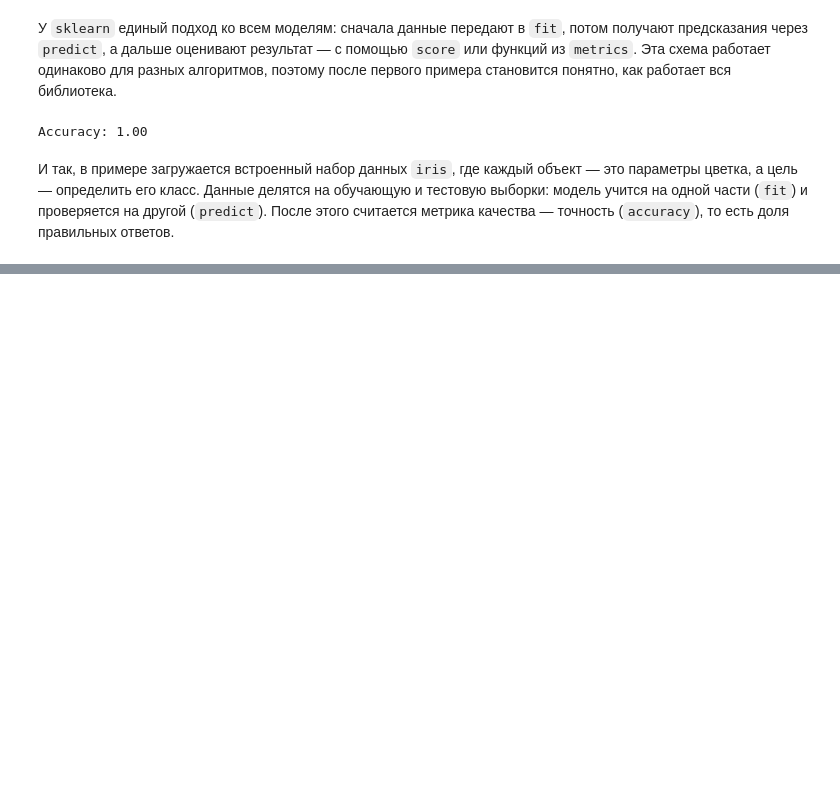
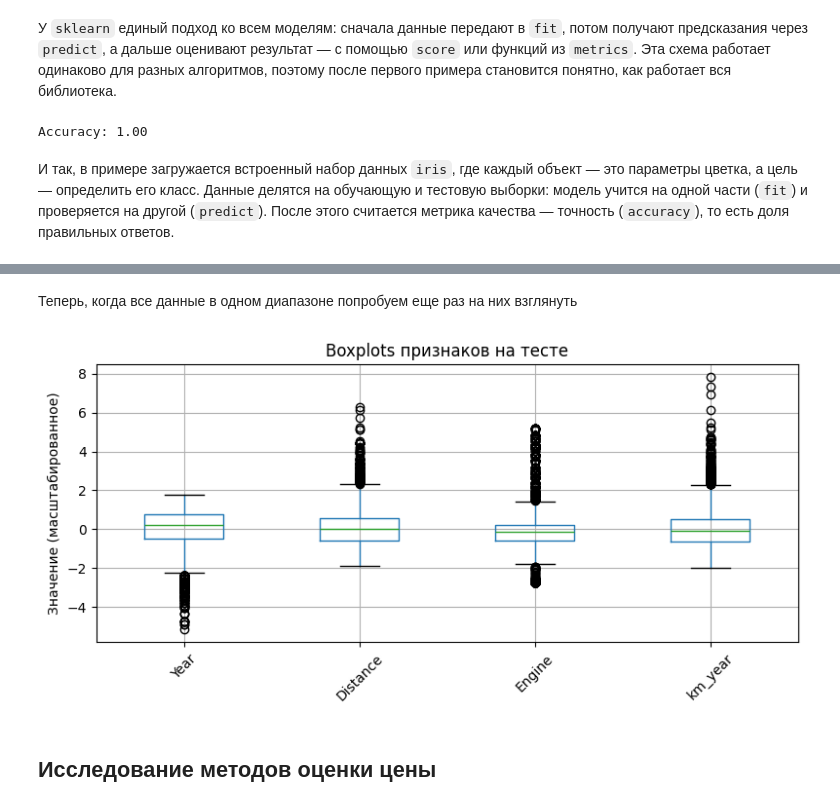
Before and after one commit to MVRonkin/BasicDataAnalysisCourse, a Jupyter notebook: Workshops/04_SKLearnBasics.ipynb, the cells around one changed output, grey strips where cells are left out. Cells and saved outputs as stored; diff of their text form; code cells hidden in the pictures; blank space fills up the shorter version.

```diff
--- a/Workshops/04_SKLearnBasics.ipynb
+++ b/Workshops/04_SKLearnBasics.ipynb
@@ -92,0 +155,3 @@ Accuracy: 1.00
+# %%
+X_train, X_test, y_train, y_test = train_test_split(X, y, test_size=0.3, random_state=42)
+pd.DataFrame(X_train).tail()
@@ -92,0 +205,6 @@ Accuracy: 1.00
+# %%
+scaler = StandardScaler()
+X_train = scaler.fit_transform(X_train)
+X_test = scaler.transform(X_test)
+
+pd.DataFrame(X_train).tail()
@@ -92,0 +218,16 @@ Accuracy: 1.00
+# %% [markdown]
+Теперь, когда все данные в одном диапазоне попробуем еще раз на них взглянуть
+# %%
+df_ = pd.DataFrame(X_test, columns  = X.columns)
+
+plt.figure(figsize=(8, 4))
+df_.boxplot(column=['Year', 'Distance', 'Engine', 'km_year'])
+plt.title('Boxplots признаков на тесте')
+plt.ylabel('Значение (масштабированное)')
+plt.xticks(rotation=45)
+plt.tight_layout()
+plt.show()
+# %% [output]
+[figure, added]
+# %% [markdown]
+## Исследование методов оценки цены
```
Also changed, not shown: parts of 27 cells of this notebook.
